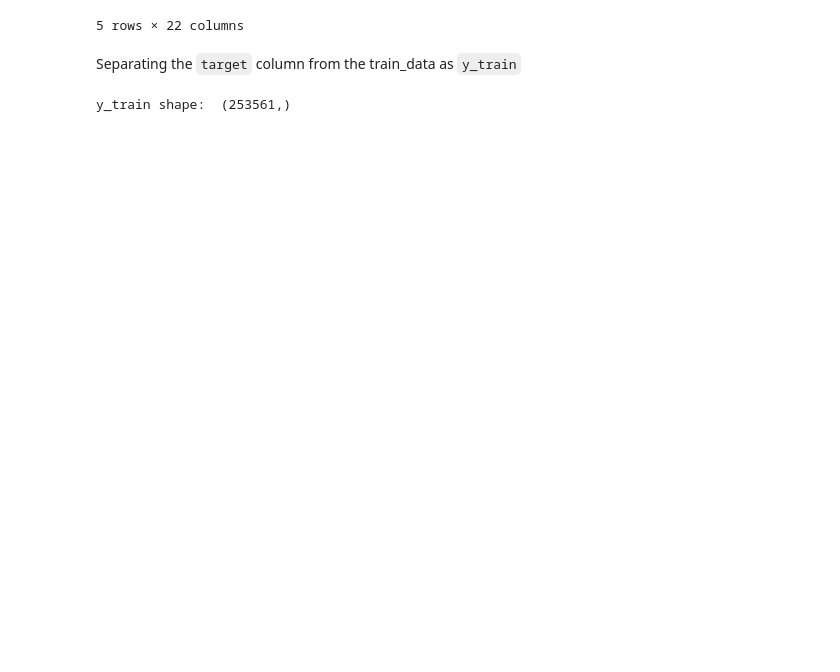
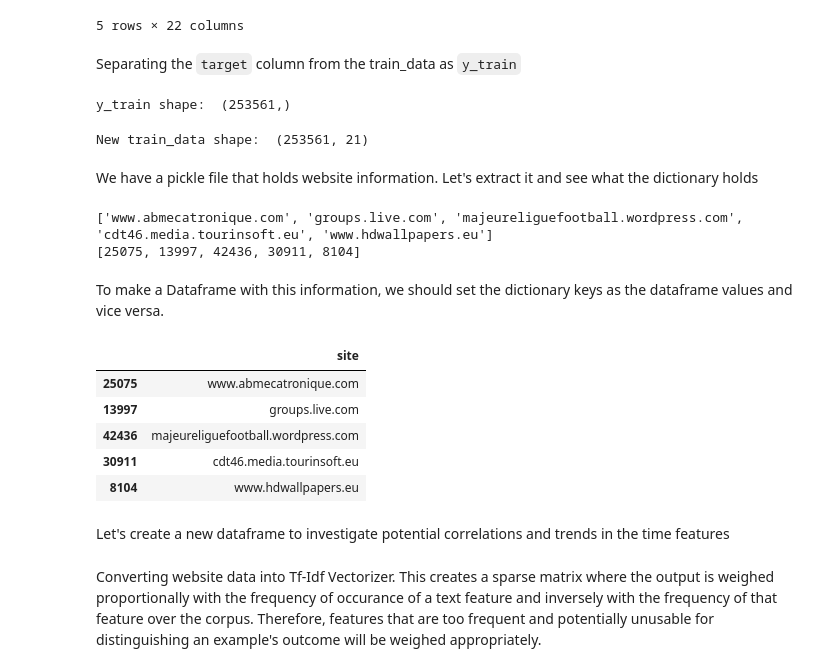
Before and after one commit to Kozyman/ML_portfolio, a Jupyter notebook: Catch_Me_If_You_Can.ipynb, the cells around one changed output. Cells and saved outputs as stored; diff of their text form; code cells hidden in the pictures; blank space fills up the shorter version.

Commit message:
Exploring Tf-Idf Vectorizer

```diff
--- a/Catch_Me_If_You_Can.ipynb
+++ b/Catch_Me_If_You_Can.ipynb
@@ -74,3 +74,35 @@ y_train = train_data.pop('target')
 print('y_train shape: ', y_train.shape)
 # %% [output]
 y_train shape:  (253561,)
+# %%
+print('New train_data shape: ', train_data.shape)
+# %% [output]
+New train_data shape:  (253561, 21)
+# %% [markdown]
+We have a pickle file that holds website information. Let's extract it and see what the dictionary holds
+# %%
+with open("../mlcourse.ai/data/site_dic.pkl", "rb") as input_file:
+    site_dict = pickle.load(input_file)
+
+# Let's see the first 5 keys and values in the dictionary
+print(list(site_dict.keys())[:5])
+print(list(site_dict.values())[:5])
+# %% [output]
+['www.abmecatronique.com', 'groups.live.com', 'majeureliguefootball.wordpress.com', 'cdt46.media.tourinsoft.eu', 'www.hdwallpapers.eu']
+[25075, 13997, 42436, 30911, 8104]
+# %% [markdown]
+To make a Dataframe with this information, we should set the dictionary keys as the dataframe values and vice versa.
+# %%
+sites_by_id = pd.DataFrame(list(site_dict.keys()), index=list(site_dict.values()), columns=['site'])
+sites_by_id.head()
+# %% [output]
+|  | site |
+| 25075 | www.abmecatronique.com |
+| 13997 | groups.live.com |
+| 42436 | majeureliguefootball.wordpress.com |
+| 30911 | cdt46.media.tourinsoft.eu |
+| 8104 | www.hdwallpapers.eu |
+# %% [markdown]
+Let's create a new dataframe to investigate potential correlations and trends in the time features
+# %% [markdown]
+Converting website data into Tf-Idf Vectorizer. This creates a sparse matrix where the output is weighed proportionally with the frequency of occurance of a text feature and inversely with the frequency of that feature over the corpus. Therefore, features that are too frequent and potentially unusable for distinguishing an example's outcome will be weighed appropriately.
```
Also changed, not shown: parts of 5 cells of this notebook.
